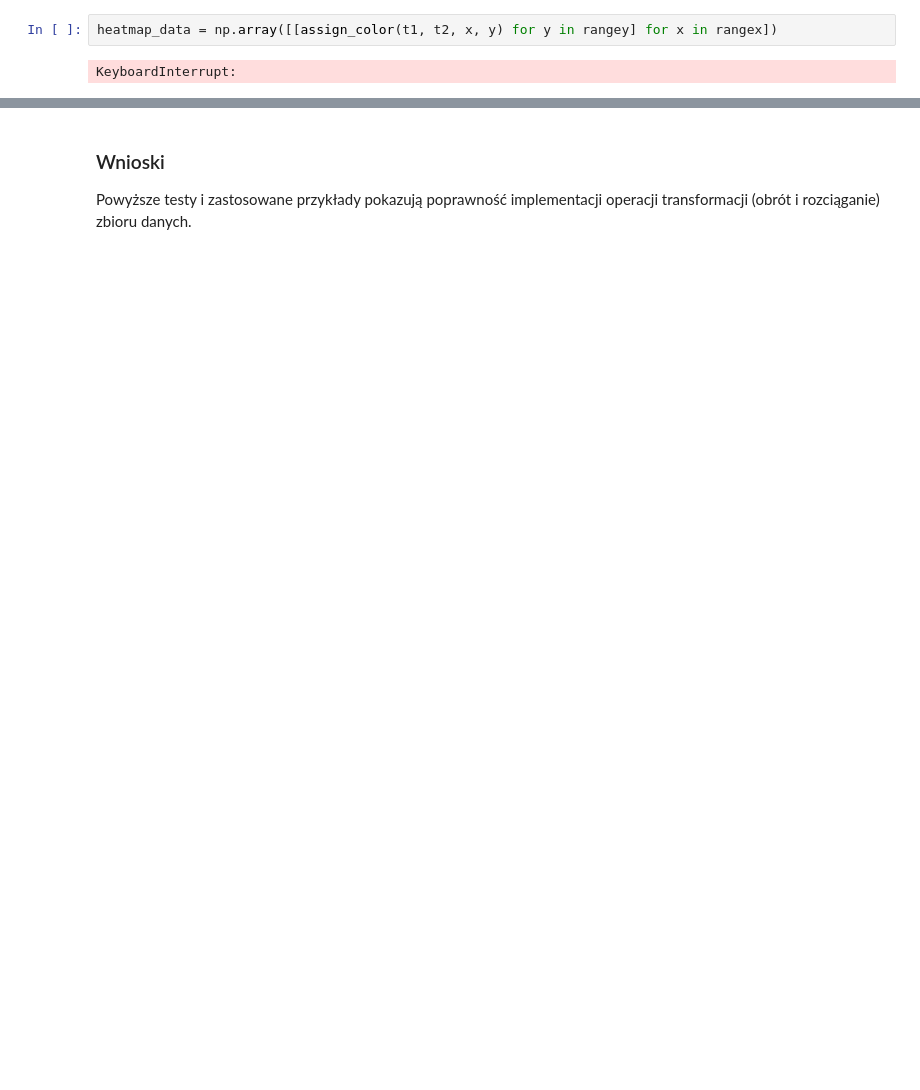
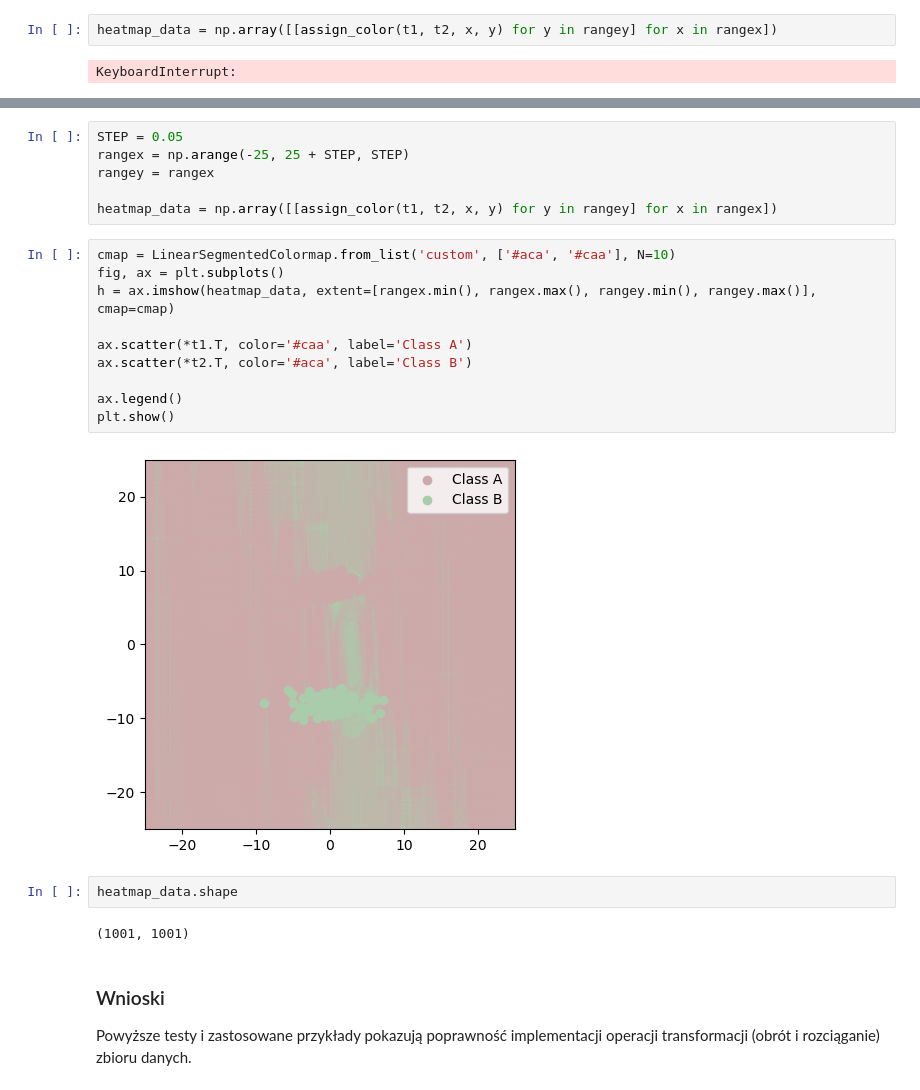
Before and after one commit to Funiek/eksploracja-danych, a Jupyter notebook: cw6/ed_cw6_krzysztof_funkowski.ipynb, the cells around one changed output, grey strips where cells are left out. Cells and saved outputs as stored; diff of their text form; blank space fills up the shorter version.

```diff
--- a/cw6/ed_cw6_krzysztof_funkowski.ipynb
+++ b/cw6/ed_cw6_krzysztof_funkowski.ipynb
@@ -320,3 +361,25 @@ heatmap_data = np.array(heatmap_data)
+# %%
+STEP = 0.05
+rangex = np.arange(-25, 25 + STEP, STEP)
+rangey = rangex
+
+heatmap_data = np.array([[assign_color(t1, t2, x, y) for y in rangey] for x in rangex])
+# %%
+cmap = LinearSegmentedColormap.from_list('custom', ['#aca', '#caa'], N=10)
+fig, ax = plt.subplots()
+h = ax.imshow(heatmap_data, extent=[rangex.min(), rangex.max(), rangey.min(), rangey.max()], cmap=cmap)
+
+ax.scatter(*t1.T, color='#caa', label='Class A')
+ax.scatter(*t2.T, color='#aca', label='Class B')
+
+ax.legend()
+plt.show()
+# %% [output]
+[figure, added]
+# %%
+heatmap_data.shape
+# %% [output]
+(1001, 1001)
 # %% [markdown]
 ### Wnioski
 
```
Also changed, not shown: parts of 13 cells of this notebook, 8 other files.
